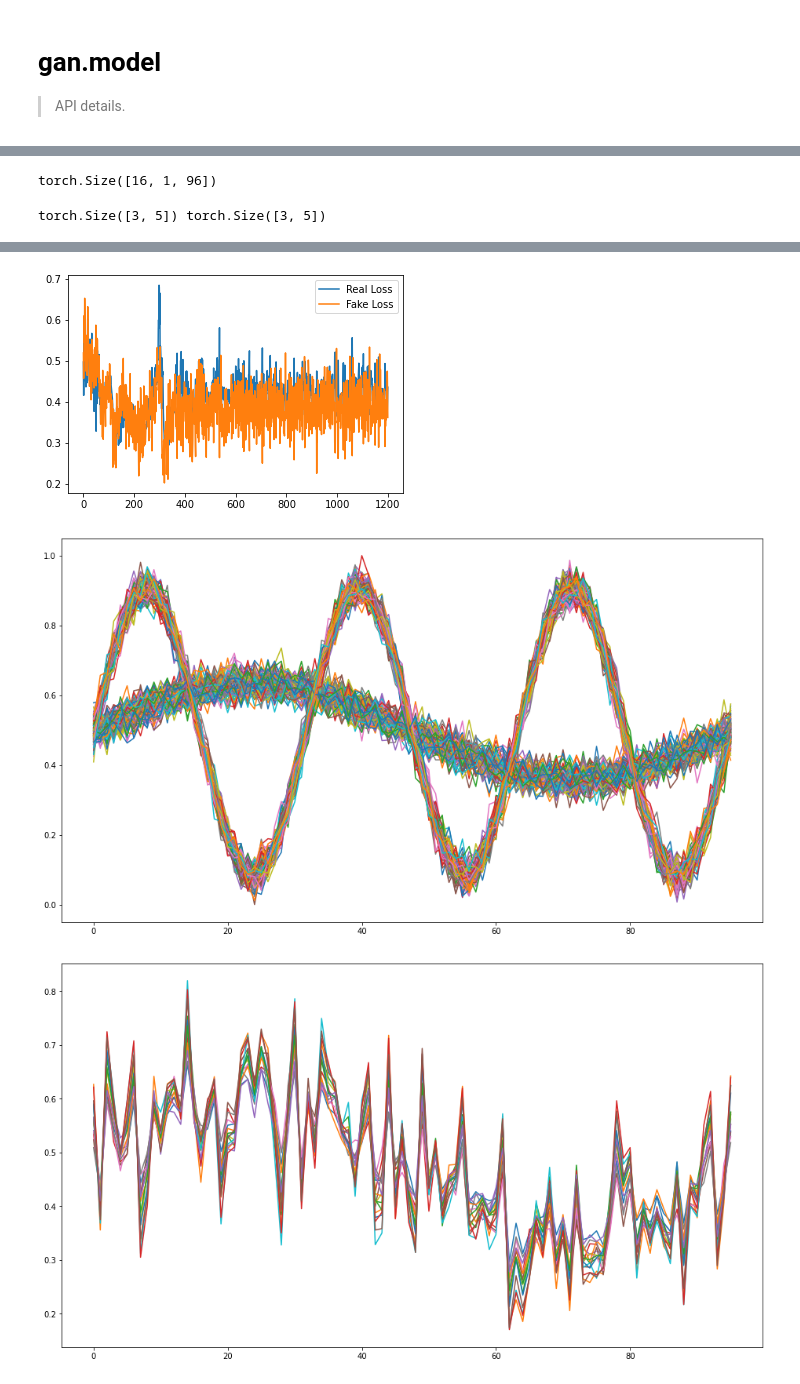
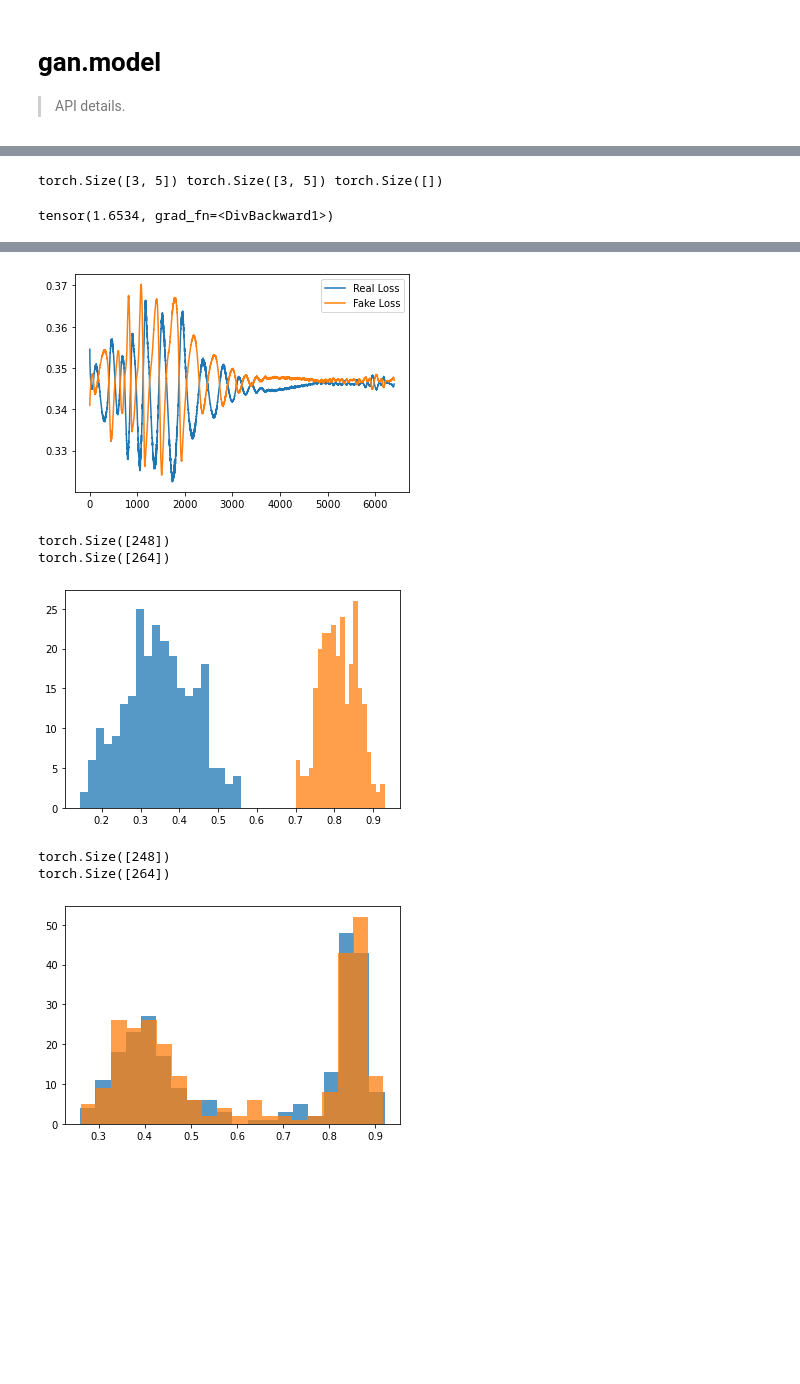
Before and after one commit to scribbler00/fastrenewables, a Jupyter notebook: nbs/10_gan.model.ipynb, the cells around one changed output, grey strips where cells are left out. Saved outputs shown, nothing was run; the diff lists cells and outputs as text; code cells hidden in the pictures; blank space fills up the shorter version.

```diff
--- a/nbs/10_gan.model.ipynb
+++ b/nbs/10_gan.model.ipynb
@@ -248,7 +264,7 @@ class GAN(nn.Module):
         self.to_device(self.device)
 
     def noise(self, x):
-        z = torch.randn(x.shape[0], 1, self.n_z).to(self.device)
+        z = torch.randn(x.shape[0], self.n_z).to(self.device)
         return z
 
     def to_device(self, device):
@@ -267,8 +283,8 @@ class GAN(nn.Module):
 
     def auxiliary_loss(self, class_probs, y):
         # class_probs and targets should be of the same shape (N, n_classes)!
-        class_probs = class_probs.squeeze(1)
-        y = y.squeeze(1)
+        #class_probs = class_probs.squeeze(1)
+        #y = y.squeeze(1)
         return self.auxiliary_loss_function(class_probs, y)*self.auxiliary_weighting_factor
 
     def train_generator(self, x_cat, x_cont, y):
@@ -432,15 +446,12 @@ class WGAN(GAN):
 # %%
 #hide
 
-generator = GANMLP([n_z, n_hidden*len_ts, n_in*len_ts], embedding_module=emb)
-discriminator = GANMLP([n_in*len_ts, n_hidden*len_ts, 1*len_ts], final_act_fct=None)
+generator = GANMLP([n_z, n_hidden, n_hidden, n_in], embedding_module=emb, bn_cont=True)
+discriminator = GANMLP([n_in, n_hidden, n_hidden, 1], final_act_fct=nn.Identity, bn_cont=True)
 gen_opt = torch.optim.RMSprop(generator.parameters())
 dis_opt = torch.optim.RMSprop(discriminator.parameters())
 model = WGAN(generator, discriminator, gen_opt, dis_opt, n_z=n_z)
 print(model)
-
-data = SineDataset(n_samples, n_classes, n_features, len_ts)
-dl = torch.utils.data.DataLoader(data, batch_size=batch_size, shuffle=True, drop_last=True)
 
 for e in tqdm(range(epochs)):
     for x_cat, x_cont, y in dl:
@@ -459,13 +470,9 @@ plt.show()
 
 z = model.noise(x_cont)
 x_fake = model.generator(x_cat, z)
-assert((x_fake - x_cont).mean().abs().item() < 0.5)
 
-plot_sine_samples(dl)
-plt.figure(figsize=(16, 9))
-for idx in range(x_fake.shape[0]):
-    plt.plot(x_fake.squeeze(1)[idx, :].cpu().detach().numpy())
-plt.show()
+plot_class_hists(x_cat.cpu(), x_cont.cpu(), n_classes)
+plot_class_hists(x_cat.cpu(), x_fake.cpu().detach(), n_classes)
 # %% [output]
 WGAN(
   (generator): GANMLP(
@@ -490,7 +501,3 @@ WGAN(
-# %%
-x_fake.shape
-# %% [output]
-torch.Size([16, 1, 96])
 # %%
 #export
 
@@ -502,8 +509,9 @@ class AuxiliaryDiscriminator(torch.nn.Module):
         self.final_input_size = final_input_size
         self.len_ts = len_ts
 
-        self.adv_layer = nn.Sequential(nn.Linear(self.final_input_size*len_ts, len_ts), nn.Sigmoid())
-        self.aux_layer = nn.Sequential(nn.Linear(self.final_input_size*len_ts, n_classes), nn.Softmax(dim=1))
+        self.adv_layer = nn.Sequential(nn.Linear(self.final_input_size*len_ts, 1), nn.Sigmoid())
+        self.aux_layer = nn.Sequential(nn.Linear(self.final_input_size*len_ts, 1), nn.Softmax(dim=1))
+
 
     def forward(self, cats, conts):
         out = self.basic_discriminator(cats, conts)
@@ -515,22 +523,21 @@ loss = nn.CrossEntropyLoss()
 class_probs = torch.rand(3, 5, requires_grad=True)
 y = torch.rand(3, 5).softmax(dim=1)
 output = loss(class_probs, y)
-print(class_probs.shape, y.shape)
+print(class_probs.shape, y.shape, output.shape)
+output
 # %% [output]
-torch.Size([3, 5]) torch.Size([3, 5])
+torch.Size([3, 5]) torch.Size([3, 5]) torch.Size([])
+tensor(1.6534, grad_fn=<DivBackward1>)
 # %%
 #hide
 
-generator = GANMLP([n_z, n_hidden*len_ts, n_in*len_ts], embedding_module=emb)
-discriminator = GANMLP([n_in*len_ts, n_hidden*len_ts], final_act_fct=nn.ReLU)
-discriminator = AuxiliaryDiscriminator(basic_discriminator=discriminator, n_classes=n_classes, final_input_size=n_hidden, len_ts=len_ts)
+generator = GANMLP([n_z, n_hidden, n_in], embedding_module=emb, bn_cont=True)
+discriminator = GANMLP([n_in, n_hidden], final_act_fct=nn.ReLU, bn_cont=True)
+discriminator = AuxiliaryDiscriminator(basic_discriminator=discriminator, n_classes=n_classes, final_input_size=n_hidden, len_ts=1)
 gen_opt = torch.optim.Adam(generator.parameters())
 dis_opt = torch.optim.Adam(discriminator.parameters())
 model = GAN(generator, discriminator, gen_opt, dis_opt, n_z=n_z, auxiliary=True, auxiliary_weighting_factor=1)
 print(model)
-
-data = SineDataset(n_samples, n_classes, n_features, len_ts)
-dl = torch.utils.data.DataLoader(data, batch_size=batch_size, shuffle=True, drop_last=True)
 
 for e in tqdm(range(epochs)):
     for x_cat, x_cont, y in dl:
@@ -547,17 +554,12 @@ plt.plot(model.fake_loss, label='Fake Loss')
 plt.legend()
 plt.show()
 
-#assert(np.abs(model.real_loss[-1] - model.fake_loss[-1]) < 0.1)
-
 z = model.noise(x_cont)
 x_fake = model.generator(x_cat, z)
 assert((x_fake - x_cont).mean().abs().item() < 0.5)
 
-plot_sine_samples(dl)
-plt.figure(figsize=(16, 9))
-for idx in range(x_fake.shape[0]):
-    plt.plot(x_fake.squeeze(1)[idx, :].cpu().detach().numpy())
-plt.show()
+plot_class_hists(x_cat.cpu(), x_cont.cpu(), n_classes)
+plot_class_hists(x_cat.cpu(), x_fake.cpu().detach(), n_classes)
 # %% [output]
 GAN(
   (generator): GANMLP(
@@ -575,7 +577,11 @@ GAN(
   )
   (bce_loss): BCELoss()
   (auxiliary_loss_function): CrossEntropyLoss()
 )
-[figure, old version]
+[figure, new version]
+torch.Size([248])
+torch.Size([264])
-[figure, old version]
+[figure, new version]
+torch.Size([248])
+torch.Size([264])
-[figure, old version]
+[figure, new version]
```
Also changed, not shown: parts of 16 cells of this notebook, 6 other files.
